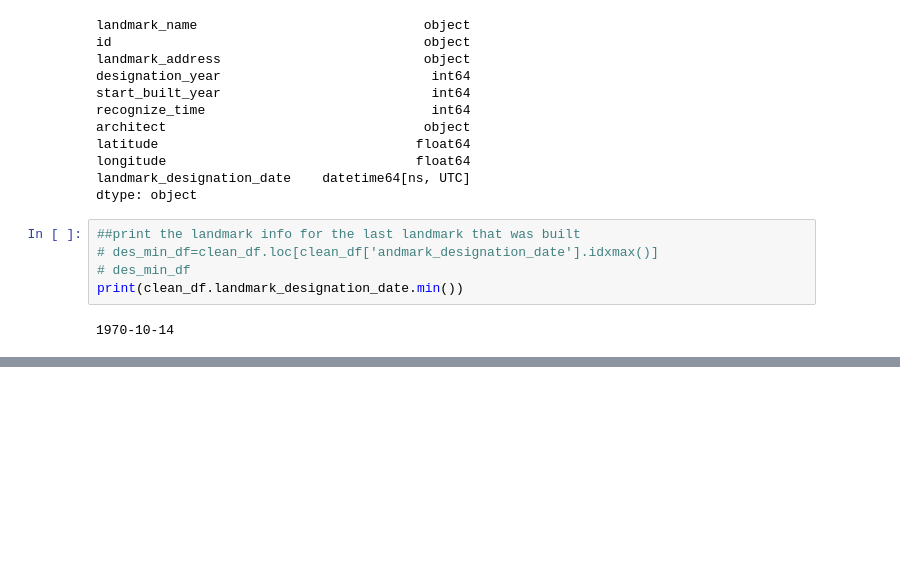
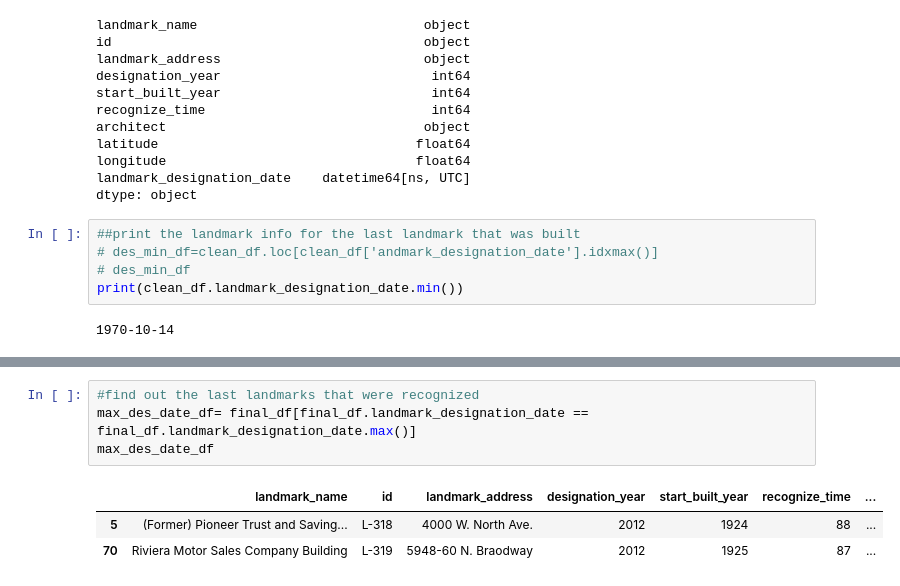
Before and after one commit to liliana-ilut/chicago-landmarks, a Jupyter notebook: data.ipynb, the cells around one changed output, grey strips where cells are left out. Drawn from its saved outputs; the diff is of its cells as text; blank space fills up the shorter version.

```diff
--- a/data.ipynb
+++ b/data.ipynb
@@ -399,0 +386,8 @@ min_des_date_df
+# %%
+#find out the last landmarks that were recognized
+max_des_date_df= final_df[final_df.landmark_designation_date == final_df.landmark_designation_date.max()]
+max_des_date_df
+# %% [output]
+|  | landmark_name | id | landmark_address | designation_year | start_built_year | recognize_time | ... |
+| 5 | (Former) Pioneer Trust and Saving... | L-318 | 4000 W. North Ave. | 2012 | 1924 | 88 | ... |
+| 70 | Riviera Motor Sales Company Building | L-319 | 5948-60 N. Braodway | 2012 | 1925 | 87 | ... |
```
Also changed, not shown: parts of 4 cells of this notebook.
